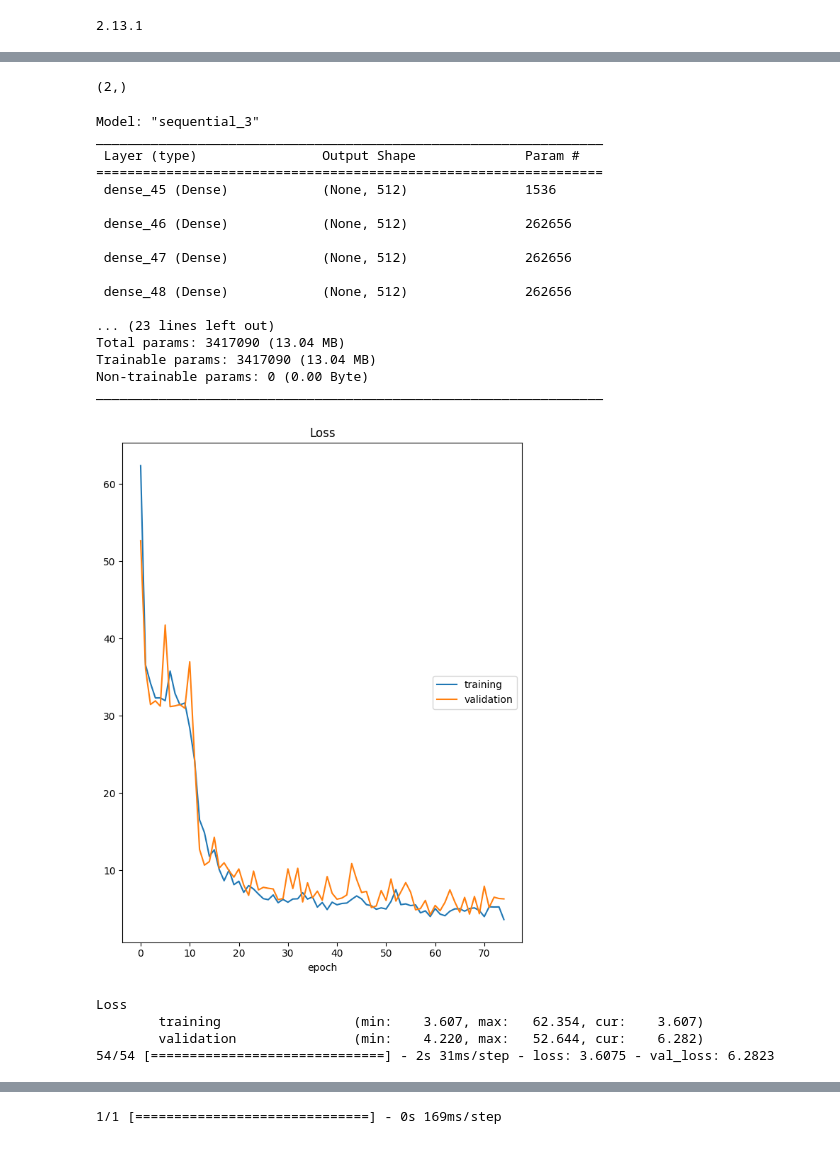
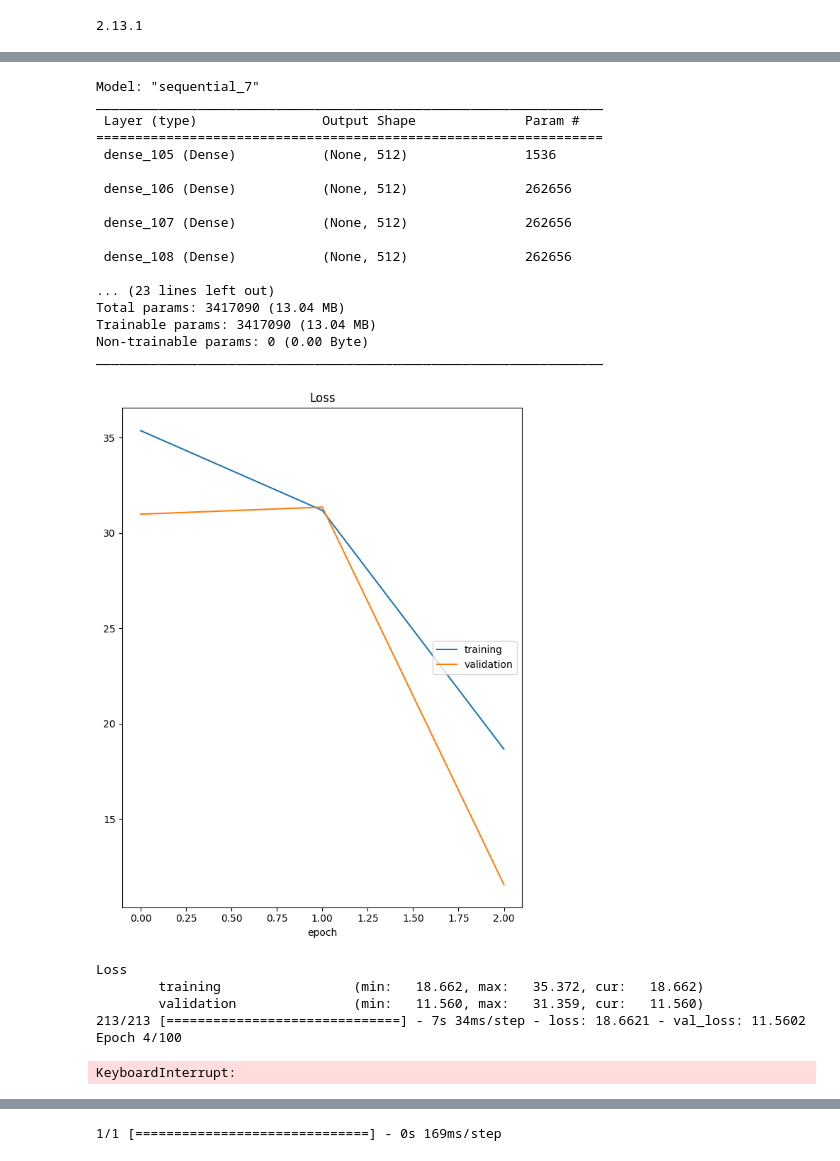
Before and after one commit to AbdallahAmrBeedo/Inverse_kinematics_learning_model, a Jupyter notebook: model_train.ipynb, the cells around one changed output, grey strips where cells are left out. Drawn from its saved outputs; the diff is of its cells as text; code cells hidden in the pictures.

Commit message:
add-model-sizes

```diff
--- a/model_train.ipynb
+++ b/model_train.ipynb
@@ -15,7 +15,8 @@ from livelossplot import PlotLossesKeras
 2.13.1
 # %%
 # loading csv dataset for manipulator
-df = pd.read_csv("manipulator_dataset.csv", index_col=False)
+model_size = "large"
+df = pd.read_csv(f"manipulator_dataset_{model_size}.csv", index_col=False)
 df
 # %% [output]
 |  | x | y | q1 | q2 |
@@ -93,27 +55,21 @@ print(train_targets)
-# %%
-test_data[5].shape
-(train_data.shape[1],)
-# %% [output]
-(2,)
 # %%
 # build the model
 def get_model(wd, rate):
-
     model = Sequential([
         Dense(512, kernel_regularizer = regularizers.l1_l2(wd, wd), activation = 'relu', input_shape = (train_data.shape[1],)),
         Dense(512, kernel_regularizer = regularizers.l2(wd), activation = 'relu'),
         Dense(512, kernel_regularizer = regularizers.l2(wd), activation = 'relu'),
         Dense(512, kernel_regularizer = regularizers.l2(wd), activation = 'relu'),
-        Dense(512, activation = 'relu'),
-        Dense(512, activation = 'relu'),
-        Dense(512, activation = 'relu'),
-        Dense(512, activation = 'relu'),
-        Dense(512, activation = 'relu'),
-        Dense(512, activation = 'relu'),
-        Dense(512, activation = 'relu'),
-        Dense(512, activation = 'relu'),
-        Dense(512, activation = 'relu'),
-        Dense(512, kernel_regularizer = regularizers.l2(wd)),
+        Dense(512, kernel_regularizer = regularizers.l2(wd), activation = 'relu'),
+        Dense(512, kernel_regularizer = regularizers.l2(wd), activation = 'relu'),
+        Dense(512, kernel_regularizer = regularizers.l2(wd), activation = 'relu'),
+        Dense(512, kernel_regularizer = regularizers.l2(wd), activation = 'relu'),
+        Dense(512, kernel_regularizer = regularizers.l2(wd), activation = 'relu'),
+        Dense(512, kernel_regularizer = regularizers.l2(wd), activation = 'relu'),
+        Dense(512, kernel_regularizer = regularizers.l2(wd), activation = 'relu'),
+        Dense(512, kernel_regularizer = regularizers.l2(wd), activation = 'relu'),
+        Dense(512, kernel_regularizer = regularizers.l2(wd), activation = 'relu'),
+        Dense(512, kernel_regularizer = regularizers.l2(wd), activation = 'relu'),
         Dense(train_targets.shape[1])
     ])
     return model
@@ -123,17 +79,17 @@ model = get_model(1e-3, 0.2)
 # Print the model summary
 model.summary()
 # %% [output]
-Model: "sequential_3"
+Model: "sequential_7"
 _________________________________________________________________
  Layer (type)                Output Shape              Param #
 =================================================================
- dense_45 (Dense)            (None, 512)               1536
+ dense_105 (Dense)           (None, 512)               1536
 
- dense_46 (Dense)            (None, 512)               262656
+ dense_106 (Dense)           (None, 512)               262656
 
- dense_47 (Dense)            (None, 512)               262656
+ dense_107 (Dense)           (None, 512)               262656
 
- dense_48 (Dense)            (None, 512)               262656
+ dense_108 (Dense)           (None, 512)               262656
 
 ... (23 lines left out)
 Total params: 3417090 (13.04 MB)
@@ -143,18 +99,20 @@ _________________________________________________________________
 # %%
 # Define the early stopping object
 early_stopping = EarlyStopping(monitor='val_loss', min_delta=0.1, patience=15, mode='min')
 
 # Compile the model
 model.compile(optimizer='adam', loss='mae')
 
 # Train the model, with some of the data reserved for validation
-history = model.fit(train_data, train_targets, epochs=100, batch_size=32, validation_split=0.15, verbose=True, callbacks=[early_stopping, PlotLossesKeras()])
+history = model.fit(train_data, train_targets, epochs=100, batch_size=128, validation_split=0.15, verbose=True, callbacks=[early_stopping, PlotLossesKeras()])
 # %% [output]
-[figure, old version]
+[figure, new version]
 Loss
-        training                 (min:    3.607, max:   62.354, cur:    3.607)
-        validation               (min:    4.220, max:   52.644, cur:    6.282)
-54/54 [==============================] - 2s 31ms/step - loss: 3.6075 - val_loss: 6.2823
+        training                 (min:   18.662, max:   35.372, cur:   18.662)
+        validation               (min:   11.560, max:   31.359, cur:   11.560)
+213/213 [==============================] - 7s 34ms/step - loss: 18.6621 - val_loss: 11.5602
+Epoch 4/100
+KeyboardInterrupt:
 # %%
 # Evaluate the model on the test set
 model.evaluate(test_data, test_targets, verbose=2)
```
Also changed, not shown: parts of 8 cells of this notebook, 10 other files.
